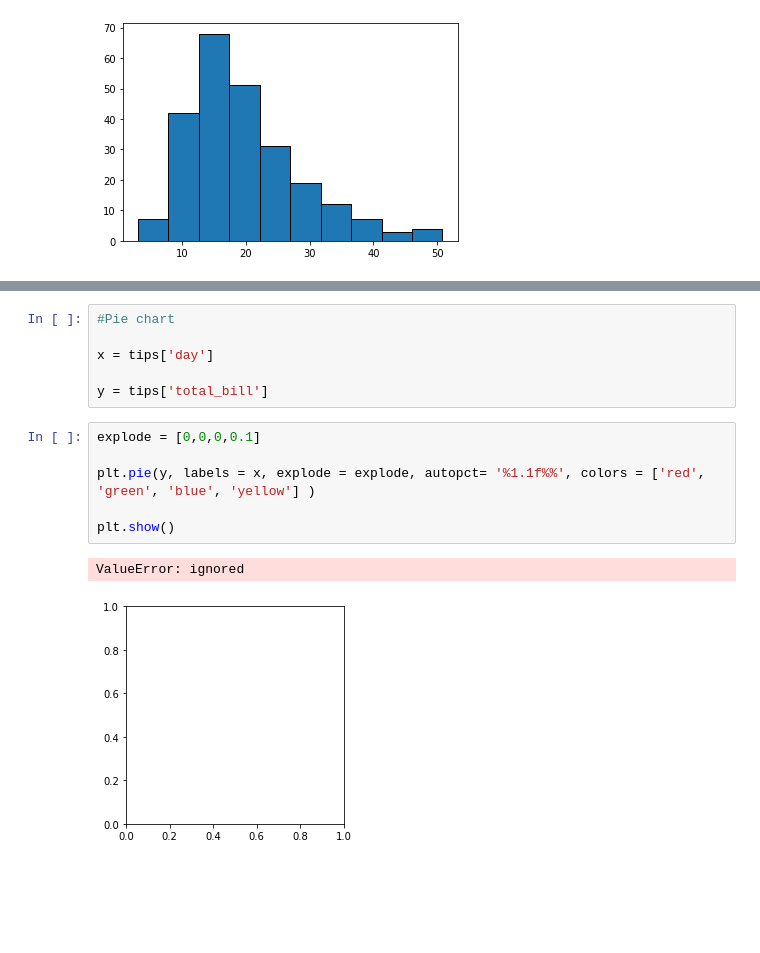
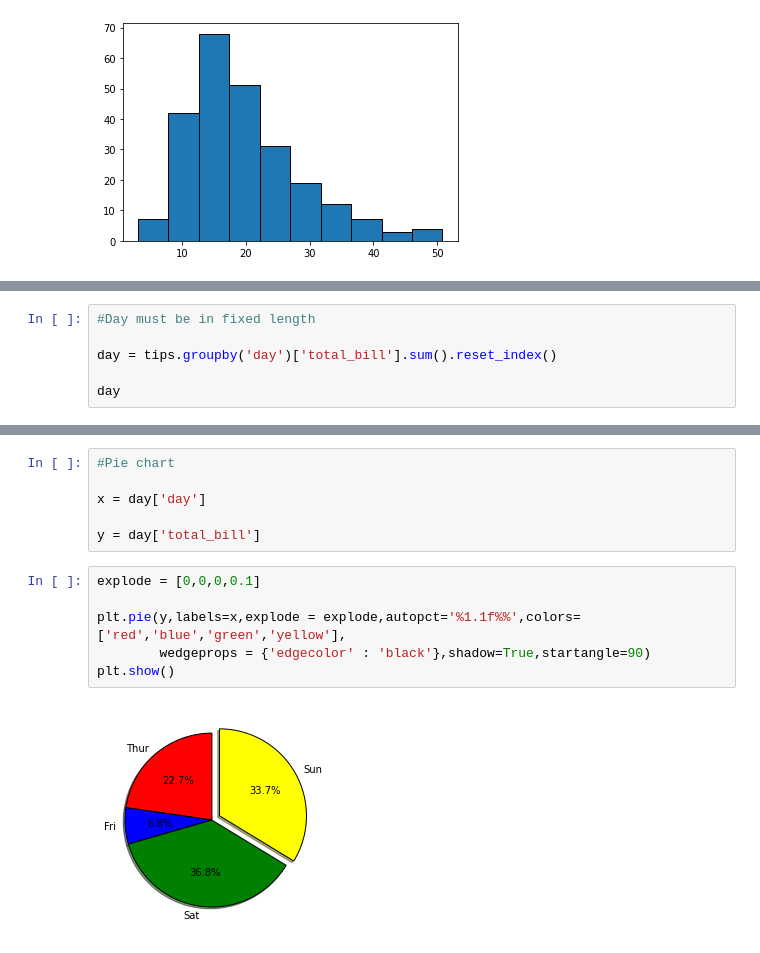
Before and after one commit to SairamTadepalli19/Day2_ML, a Jupyter notebook: Day2_ML.ipynb, the cells around one changed output, grey strips where cells are left out. Saved outputs shown, nothing was run; the diff lists cells and outputs as text; blank space fills up the shorter version.

```diff
--- a/Day2_ML.ipynb
+++ b/Day2_ML.ipynb
@@ -235,0 +247,6 @@ plt.show()
+# %%
+#Day must be in fixed length
+
+day = tips.groupby('day')['total_bill'].sum().reset_index()
+
+day
@@ -236,15 +259,14 @@ plt.show()
 # %%
 #Pie chart
 
-x = tips['day']
+x = day['day']
 
-y = tips['total_bill']
+y = day['total_bill']
 # %%
 explode = [0,0,0,0.1]
 
-plt.pie(y, labels = x, explode = explode, autopct= '%1.1f%%', colors = ['red', 'green', 'blue', 'yellow'] )
-
+plt.pie(y,labels=x,explode = explode,autopct='%1.1f%%',colors=['red','blue','green','yellow'],
+        wedgeprops = {'edgecolor' : 'black'},shadow=True,startangle=90)
 plt.show()
 # %% [output]
-ValueError: ignored
-[figure, old version]
+[figure, new version]
```
Also changed, not shown: parts of 16 cells of this notebook.
